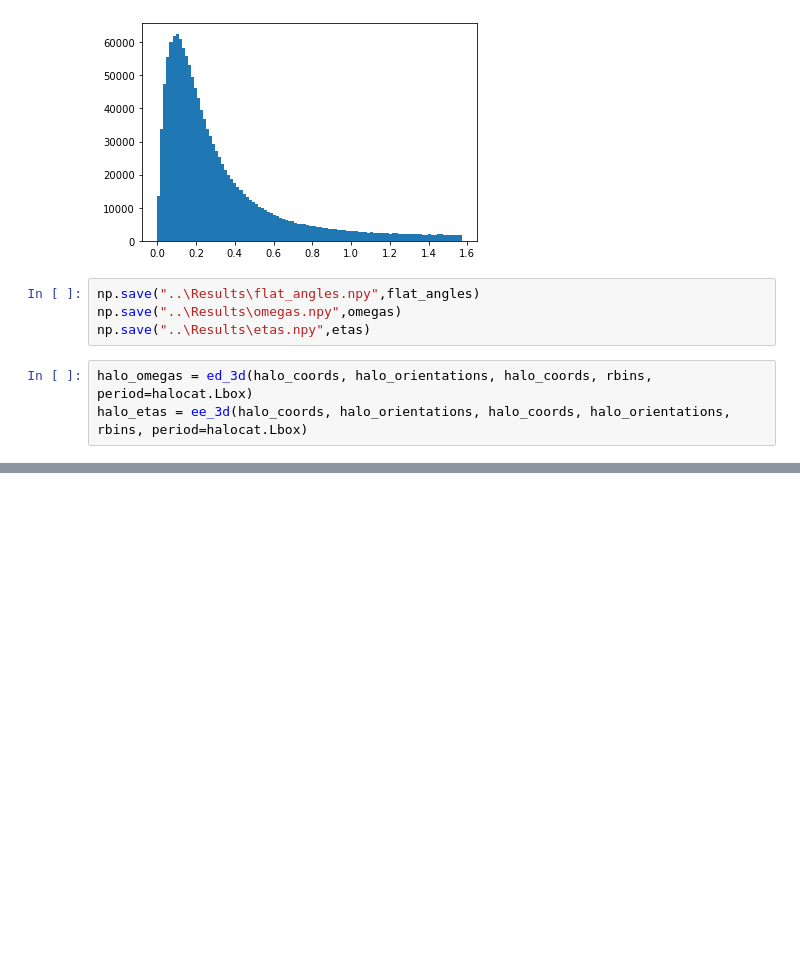
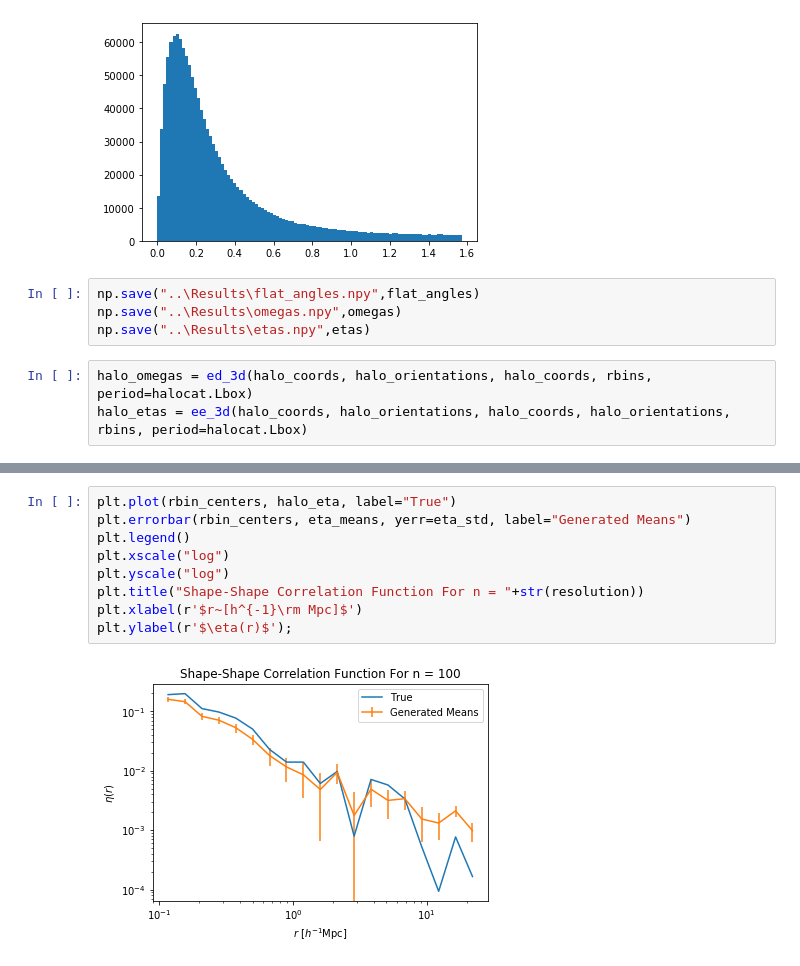
Before and after one commit to aphearin/ellipsoidal_nfw, a Jupyter notebook: notebooks/sample_orientations.ipynb, the cells around one changed output, grey strips where cells are left out. Saved outputs shown, nothing was run; the diff lists cells and outputs as text; blank space fills up the shorter version.

```diff
--- a/notebooks/sample_orientations.ipynb
+++ b/notebooks/sample_orientations.ipynb
@@ -162,0 +184,11 @@ np.save("..\Results\halo_eta.npy", halo_etas)
+# %%
+plt.plot(rbin_centers, halo_eta, label="True")
+plt.errorbar(rbin_centers, eta_means, yerr=eta_std, label="Generated Means")
+plt.legend()
+plt.xscale("log")
+plt.yscale("log")
+plt.title("Shape-Shape Correlation Function For n = "+str(resolution))
+plt.xlabel(r'$r~[h^{-1}\rm Mpc]$')
+plt.ylabel(r'$\eta(r)$');
+# %% [output]
+[figure, added]
```
Also changed, not shown: parts of 5 cells of this notebook.
